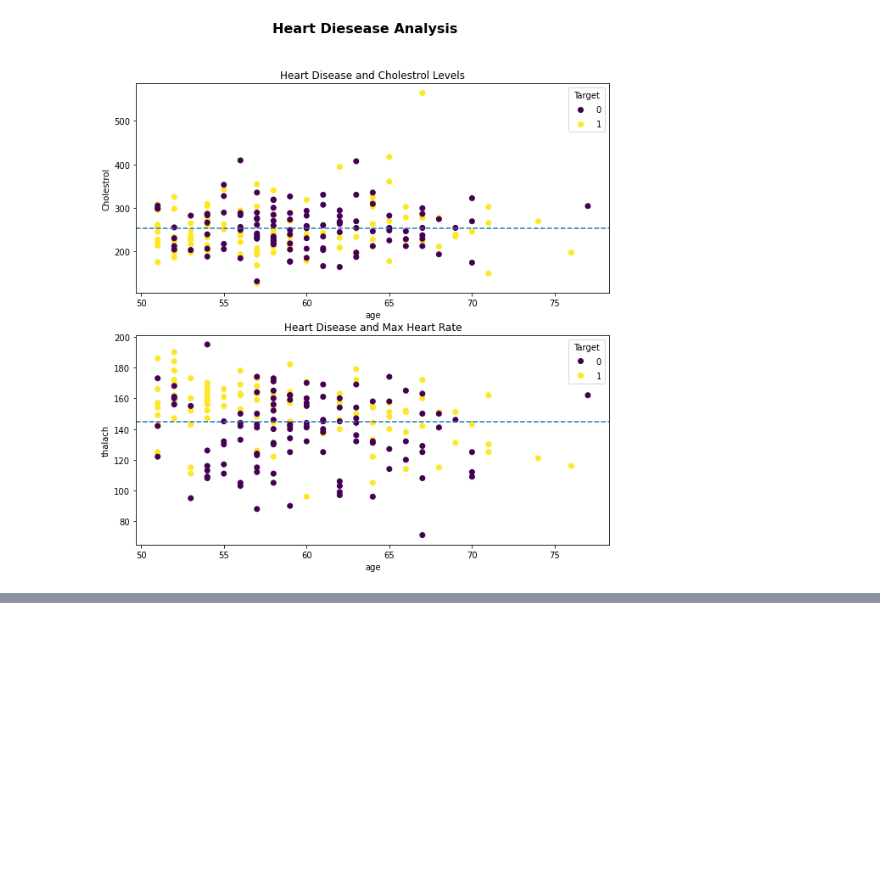
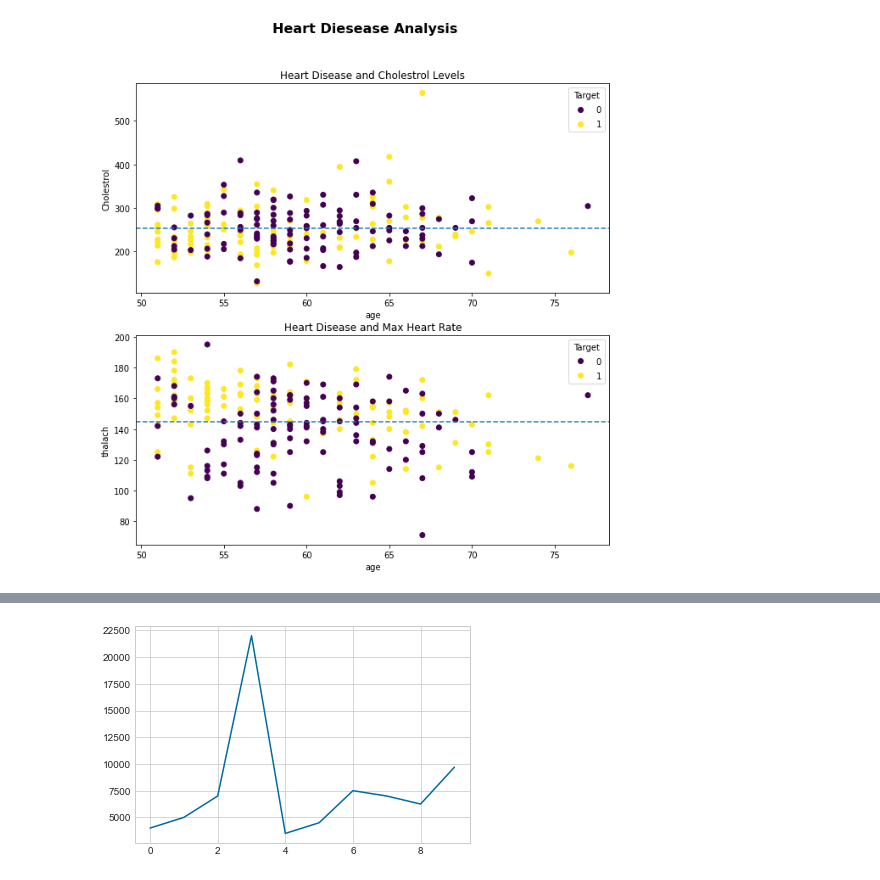
Before and after one commit to GKPSingh/M2D15, a Jupyter notebook: Learn Matplotlib.ipynb, the cells around one changed output, grey strips where cells are left out. Drawn from its saved outputs; the diff is of its cells as text; code cells hidden in the pictures; blank space fills up the shorter version.

```diff
--- a/Learn Matplotlib.ipynb
+++ b/Learn Matplotlib.ipynb
@@ -305,0 +337,4 @@ fig.suptitle('Heart Diesease Analysis', fontsize =16, fontweight = 'bold' );
+# %%
+car_sales['Price'].plot();
+# %% [output]
+[figure, added]
```
Also changed, not shown: parts of 16 cells of this notebook.
